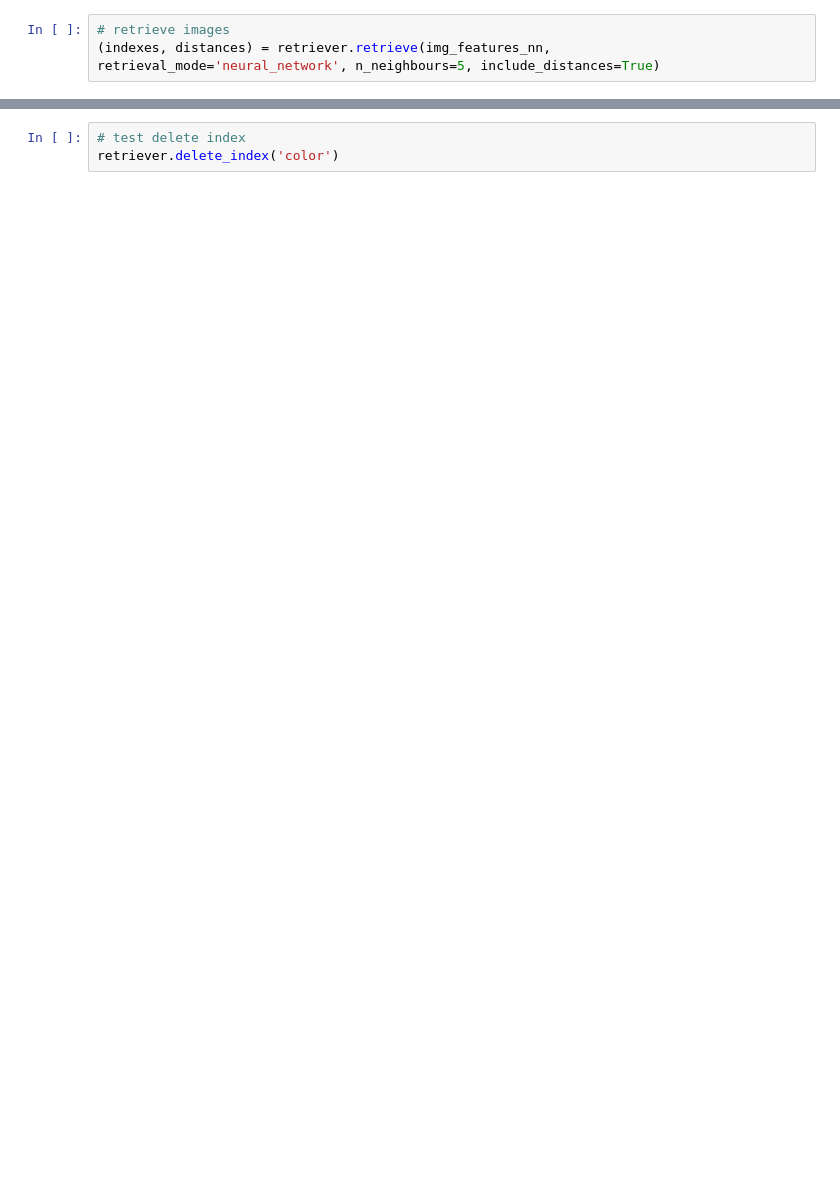
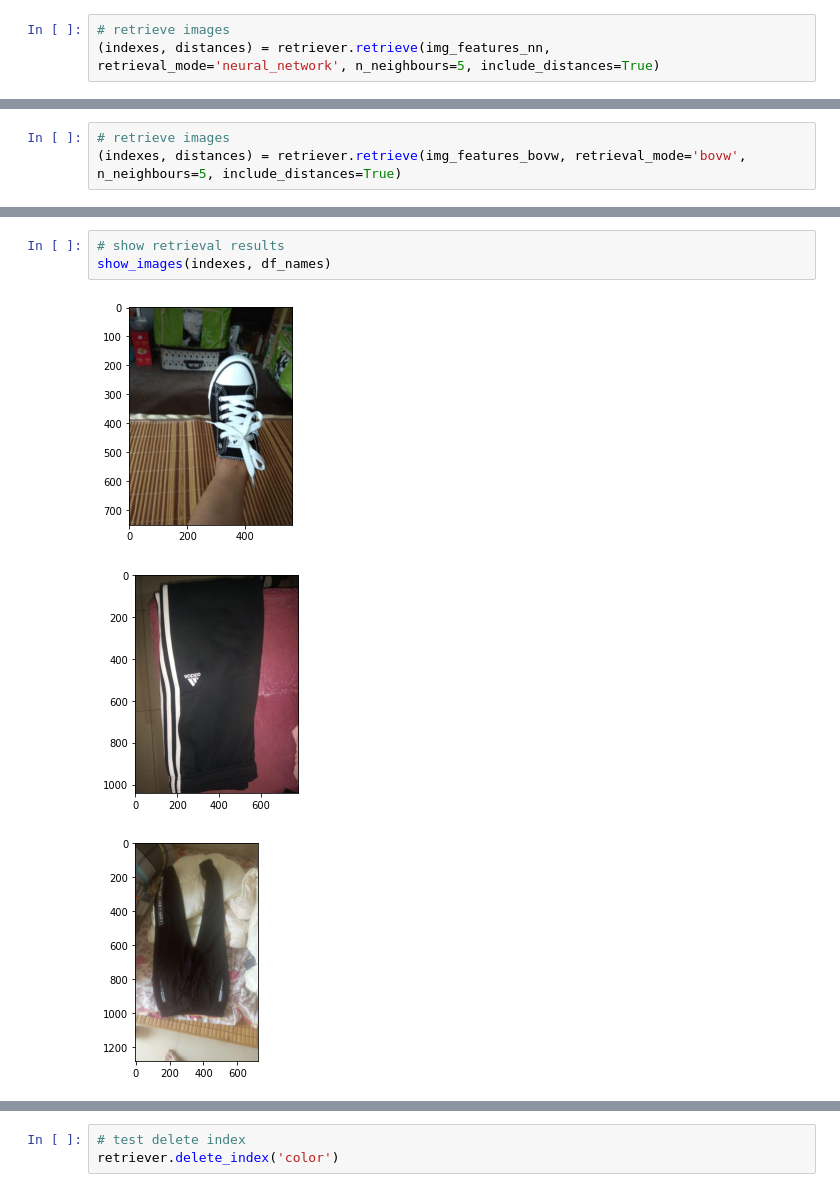
Before and after one commit to rpo19/VisualInformationProject, a Jupyter notebook: notebooks/TestRetrieval.ipynb, the cells around one changed output, grey strips where cells are left out. Saved outputs shown, nothing was run; the diff lists cells and outputs as text; blank space fills up the shorter version.

```diff
--- a/notebooks/TestRetrieval.ipynb
+++ b/notebooks/TestRetrieval.ipynb
@@ -112,0 +130,3 @@ for i in range(0,len(names)):
+# %%
+# retrieve images
+(indexes, distances) = retriever.retrieve(img_features_bovw, retrieval_mode='bovw', n_neighbours=5, include_distances=True)
@@ -112,0 +141,7 @@ for i in range(0,len(names)):
+# %%
+# show retrieval results
+show_images(indexes, df_names)
+# %% [output]
+[figure, added]
+[figure, added]
+[figure, added]
```
Also changed, not shown: parts of 36 cells of this notebook.
